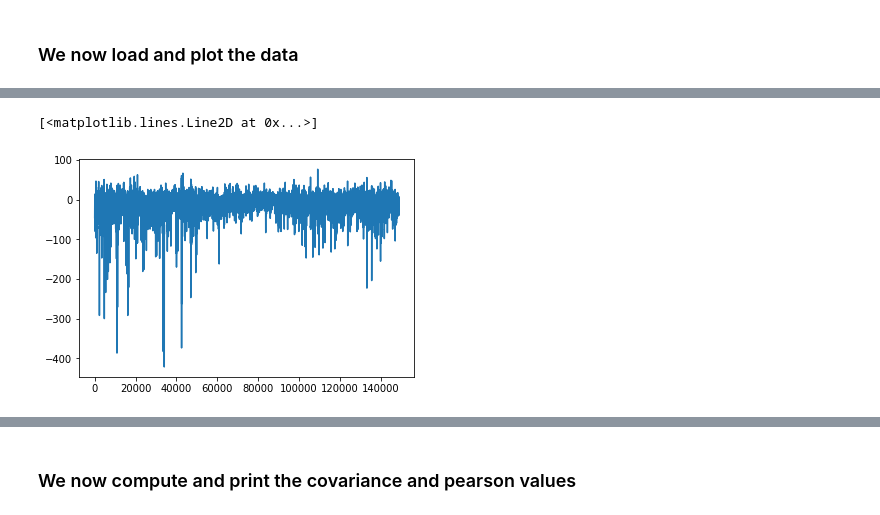
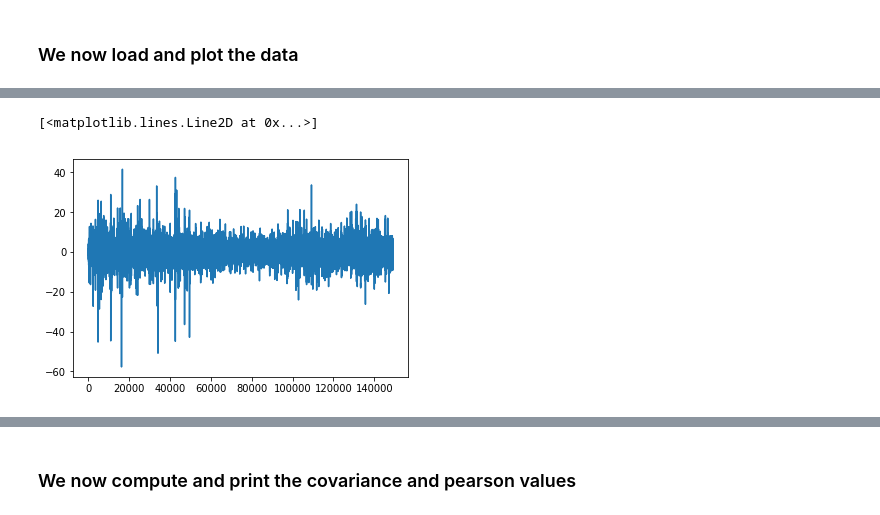
Before and after one commit to NichitaDiaconu/Correlation-and-modelling-of-space-signals, a Jupyter notebook: MAIN.ipynb, the cells around one changed output, grey strips where cells are left out. Cells and saved outputs as stored; diff of their text form; code cells hidden in the pictures.

Commit message:
dates added and better graphs

```diff
--- a/MAIN.ipynb
+++ b/MAIN.ipynb
@@ -21,13 +22,2 @@ import pickle
 # %% [markdown]
 ### Load data
-# %%
-def load_data():
-    with open('./dst_yearly/alldata_2000-2016.txt', 'r') as fd:
-        dst = pickle.load(fd)
-
-    with open('./omni_bxe_bxm_hourly_averaged/alldata_2000-2016.txt') as fd:
-        bz_e_m = pickle.load(fd)
-
-    signal_1 = [pair[2] for pair in bz_e_m]
-    signal_2 = [pair[1] for pair in dst]
-    return signal_1, signal_2
@@ -44,5 +100,7 @@ plt.plot(signal_1)
+# %%
+dst_, bz_e_, bz_m_ = load_data()
 # %%
-plt.plot(signal_2)
+plt.plot(bz_e_.to_value_list())
 # %% [output]
 [<matplotlib.lines.Line2D at 0x...>]
-[figure, old version]
+[figure, new version]
```
Also changed, not shown: parts of 30 cells of this notebook, 24 other files.
